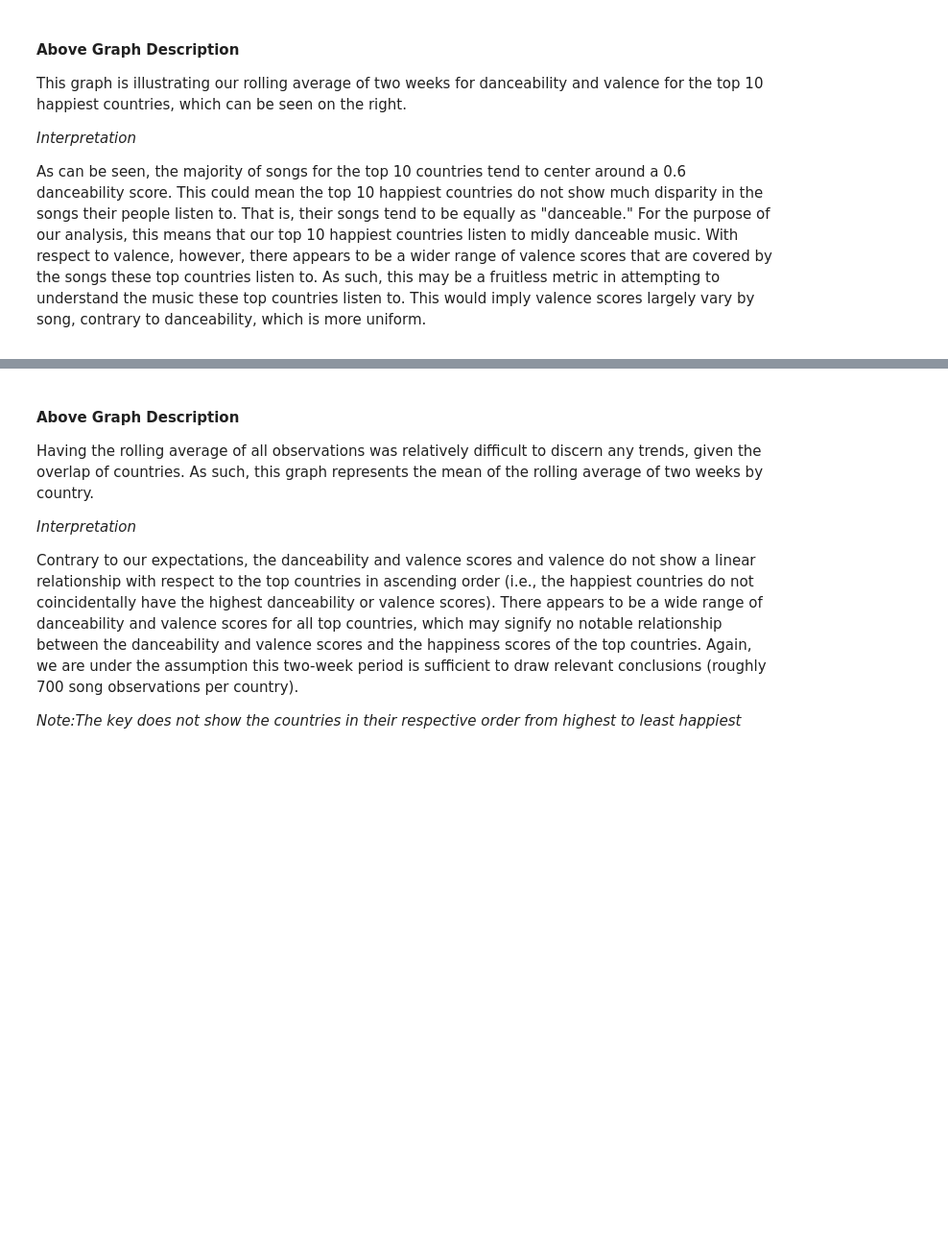
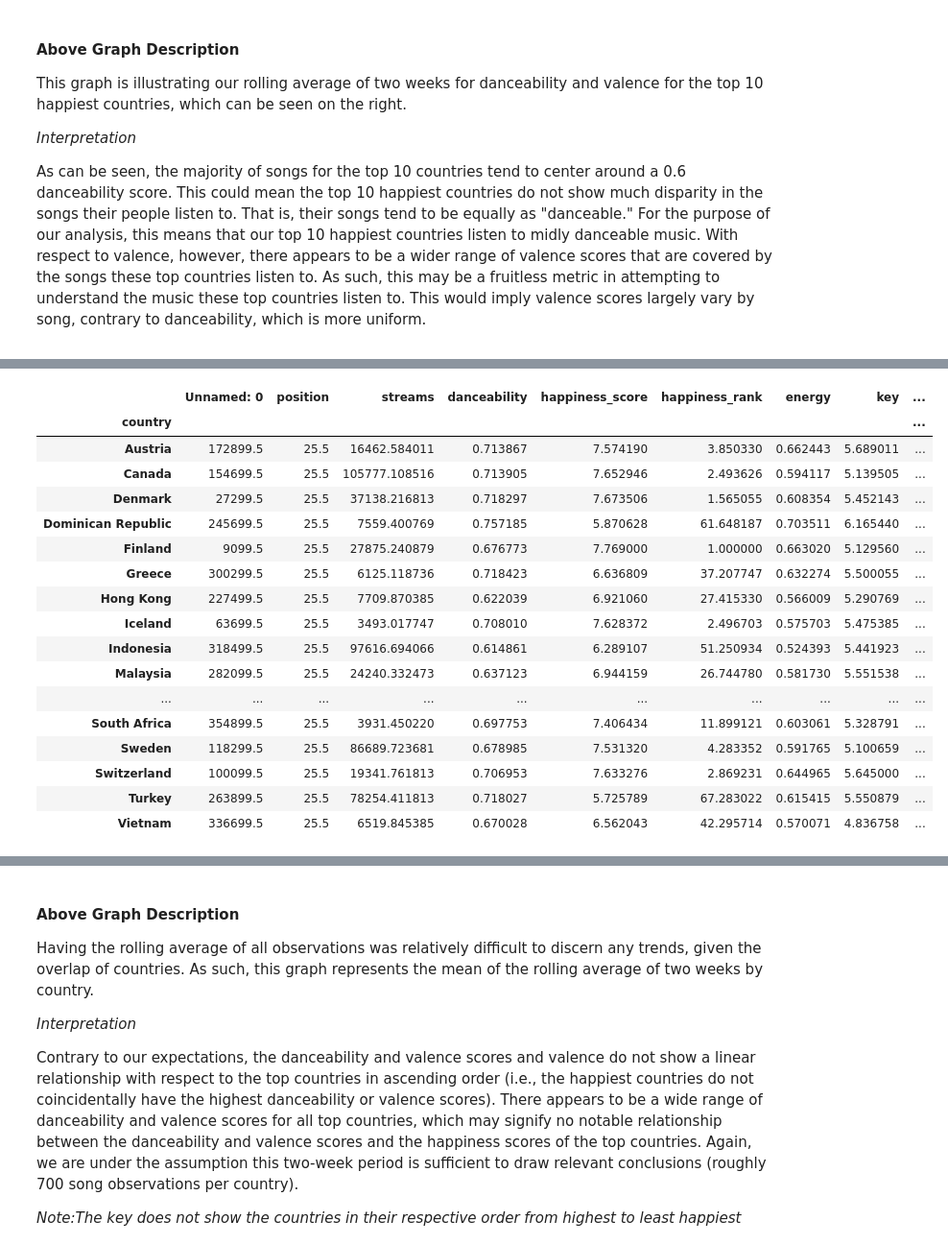
Before and after one commit to Albina-C/INFO-2950-Project, a Jupyter notebook: PROJ 2950.ipynb, the cells around one changed output, grey strips where cells are left out. Shown at 96% size. Saved outputs shown, nothing was run; the diff lists cells and outputs as text; code cells hidden in the pictures; blank space fills up the shorter version.

```diff
--- a/PROJ 2950.ipynb
+++ b/PROJ 2950.ipynb
@@ -739 +765,22 @@ plt.show()
+# %%
+avg
+# %% [output]
+|  | Unnamed: 0 | position | streams | danceability | happiness_score | happiness_rank | energy | key | ... |
+| country |  |  |  |  |  |  |  |  | ... |
+| Austria | 172899.5 | 25.5 | 16462.584011 | 0.713867 | 7.574190 | 3.850330 | 0.662443 | 5.689011 | ... |
+| Canada | 154699.5 | 25.5 | 105777.108516 | 0.713905 | 7.652946 | 2.493626 | 0.594117 | 5.139505 | ... |
+| Denmark | 27299.5 | 25.5 | 37138.216813 | 0.718297 | 7.673506 | 1.565055 | 0.608354 | 5.452143 | ... |
+| Dominican Republic | 245699.5 | 25.5 | 7559.400769 | 0.757185 | 5.870628 | 61.648187 | 0.703511 | 6.165440 | ... |
+| Finland | 9099.5 | 25.5 | 27875.240879 | 0.676773 | 7.769000 | 1.000000 | 0.663020 | 5.129560 | ... |
+| Greece | 300299.5 | 25.5 | 6125.118736 | 0.718423 | 6.636809 | 37.207747 | 0.632274 | 5.500055 | ... |
+| Hong Kong | 227499.5 | 25.5 | 7709.870385 | 0.622039 | 6.921060 | 27.415330 | 0.566009 | 5.290769 | ... |
+| Iceland | 63699.5 | 25.5 | 3493.017747 | 0.708010 | 7.628372 | 2.496703 | 0.575703 | 5.475385 | ... |
+| Indonesia | 318499.5 | 25.5 | 97616.694066 | 0.614861 | 6.289107 | 51.250934 | 0.524393 | 5.441923 | ... |
+| Malaysia | 282099.5 | 25.5 | 24240.332473 | 0.637123 | 6.944159 | 26.744780 | 0.581730 | 5.551538 | ... |
+| ... | ... | ... | ... | ... | ... | ... | ... | ... | ... |
+| South Africa | 354899.5 | 25.5 | 3931.450220 | 0.697753 | 7.406434 | 11.899121 | 0.603061 | 5.328791 | ... |
+| Sweden | 118299.5 | 25.5 | 86689.723681 | 0.678985 | 7.531320 | 4.283352 | 0.591765 | 5.100659 | ... |
+| Switzerland | 100099.5 | 25.5 | 19341.761813 | 0.706953 | 7.633276 | 2.869231 | 0.644965 | 5.645000 | ... |
+| Turkey | 263899.5 | 25.5 | 78254.411813 | 0.718027 | 5.725789 | 67.283022 | 0.615415 | 5.550879 | ... |
+| Vietnam | 336699.5 | 25.5 | 6519.845385 | 0.670028 | 6.562043 | 42.295714 | 0.570071 | 4.836758 | ... |
 # %%
```
Also changed, not shown: parts of 46 cells of this notebook, 2 other files.
